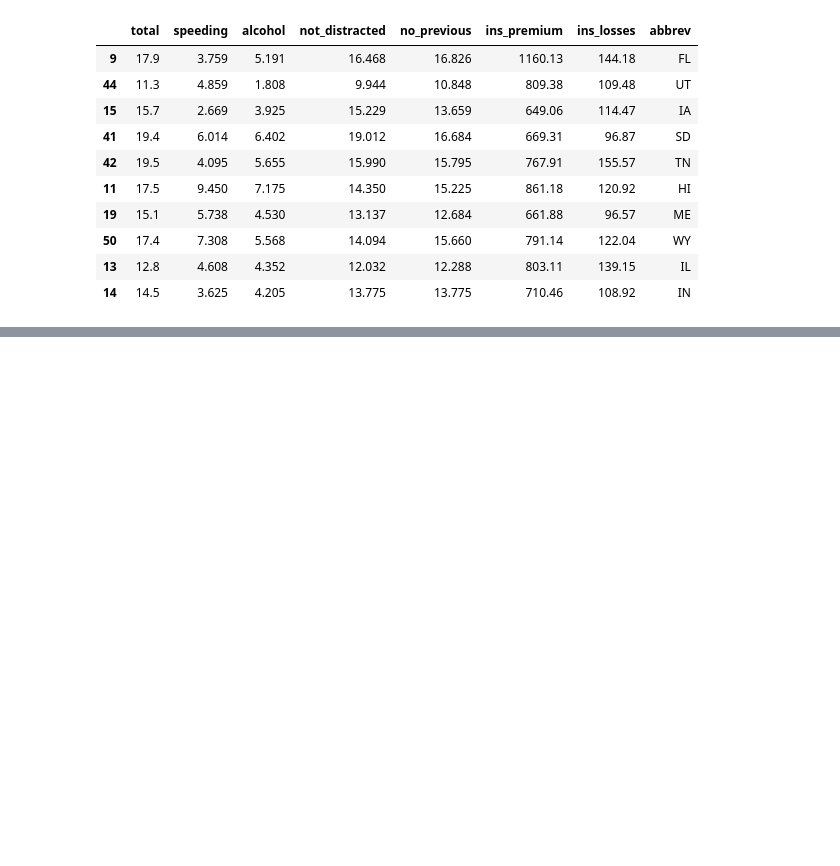
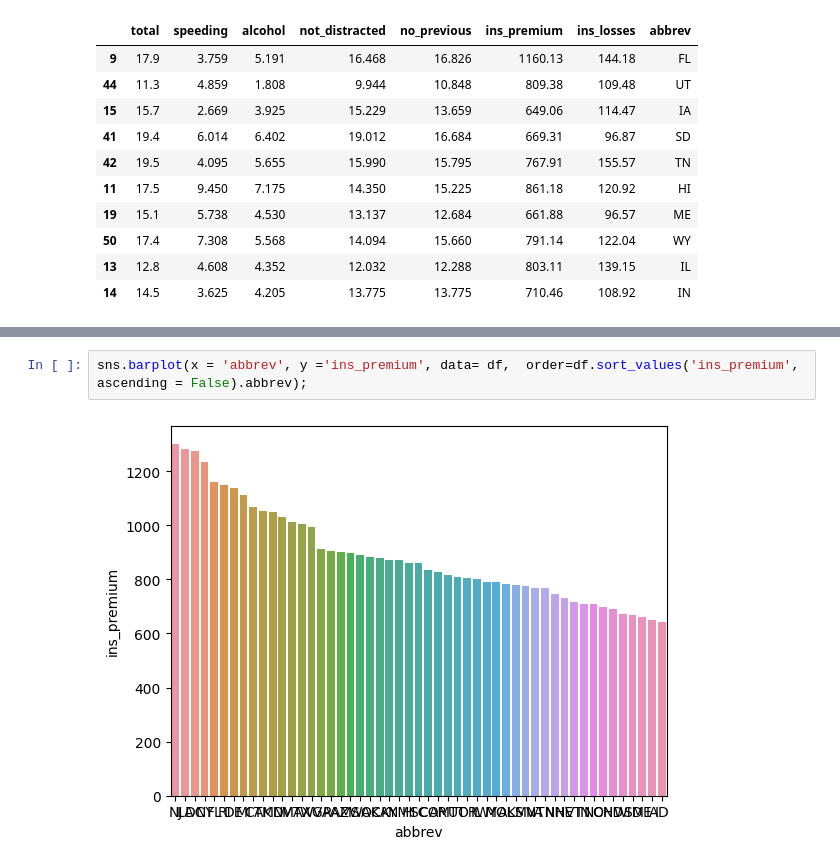
Before and after one commit to safiyeolgun/DA-STATS, a Jupyter notebook: car_crashes.ipynb, the cells around one changed output, grey strips where cells are left out. Cells and saved outputs as stored; diff of their text form; blank space fills up the shorter version.

```diff
--- a/car_crashes.ipynb
+++ b/car_crashes.ipynb
@@ -58,0 +143,4 @@ df.sample(10)
+# %%
+sns.barplot(x = 'abbrev', y ='ins_premium', data= df,  order=df.sort_values('ins_premium', ascending = False).abbrev);
+# %% [output]
+[figure, added]
```
Also changed, not shown: parts of 12 cells of this notebook.
